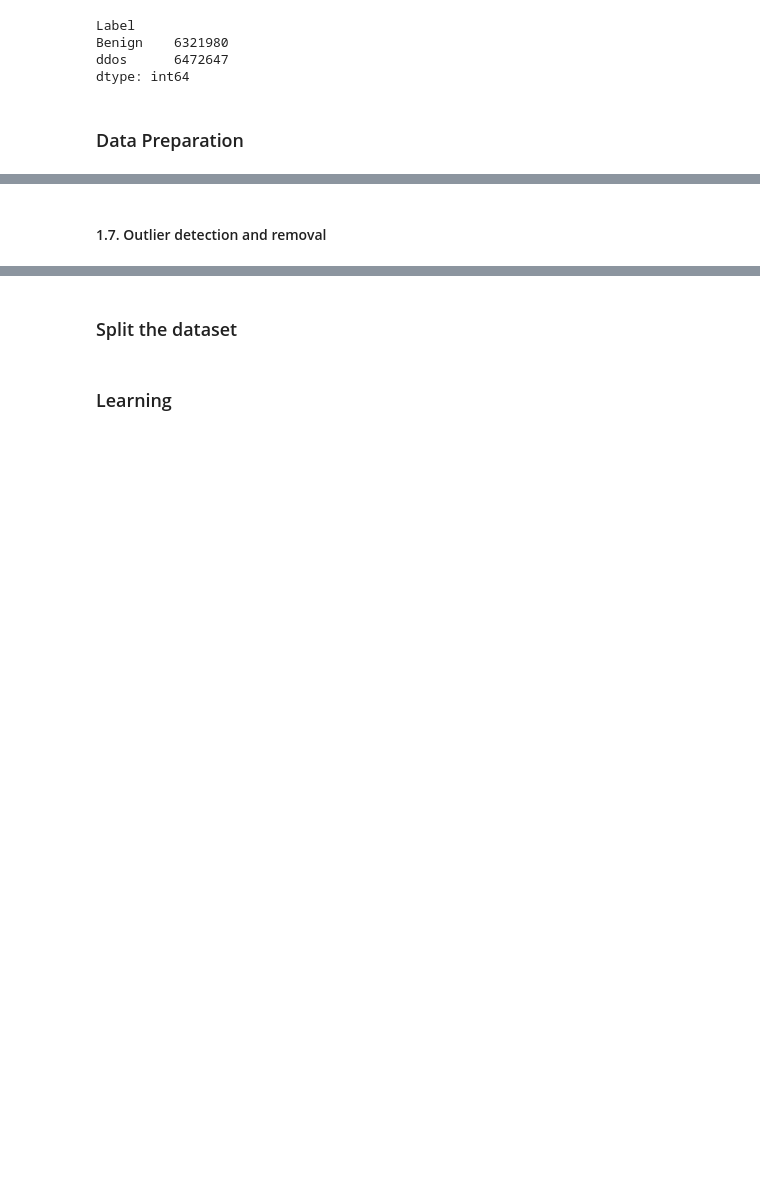
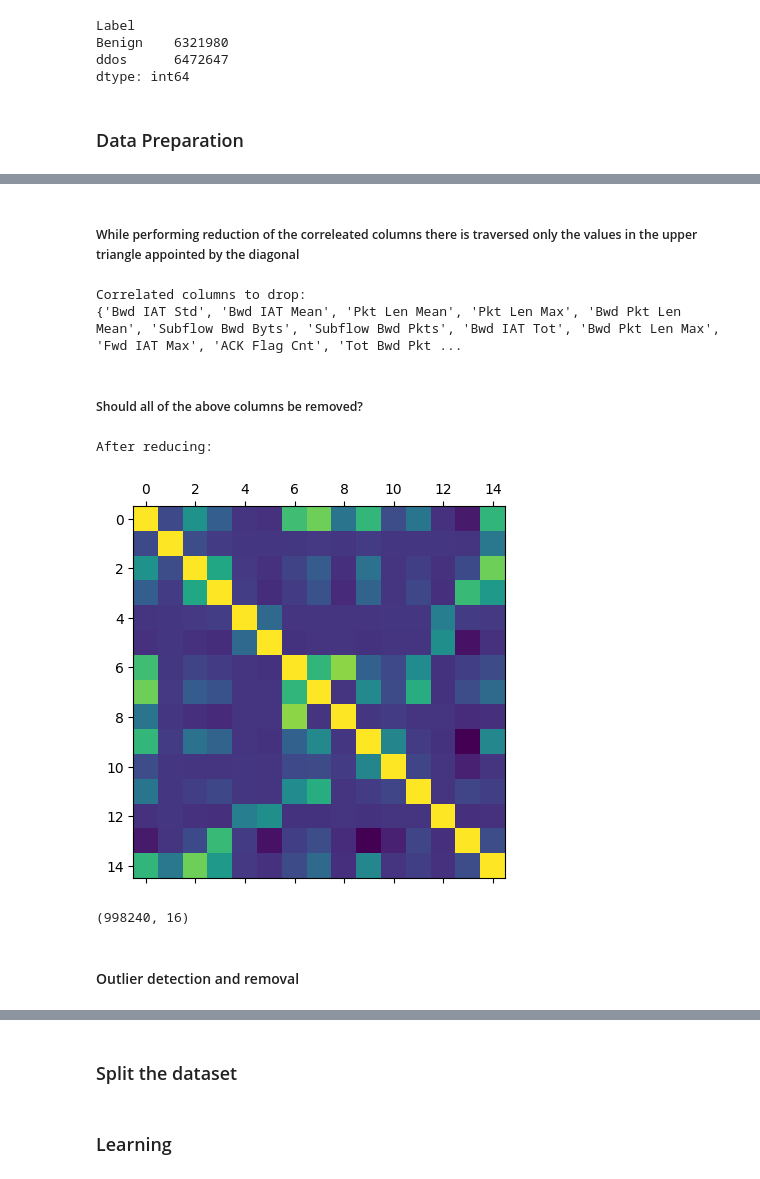
Before and after one commit to Diluted128/ddos-detection-model, a Jupyter notebook: ddos-recognition.ipynb, the cells around one changed output, grey strips where cells are left out. Drawn from its saved outputs; the diff is of its cells as text; code cells hidden in the pictures; blank space fills up the shorter version.

```diff
--- a/ddos-recognition.ipynb
+++ b/ddos-recognition.ipynb
@@ -197,4 +191,39 @@ plt.show()
+# %% [markdown]
+##### While performing reduction of the correleated columns there is traversed only the values in the upper triangle appointed by the diagonal
 # %%
-# https://www.kaggle.com/code/oldwine357/removing-highly-correlated-features
+threshold = 0.8
+
+iters = range(len(corr_matrix.columns) - 1)
+drop_cols = []
+
+print("Correlated columns to drop: ")
+for i in iters:
+    for j in range(i + 1):
+        item = corr_matrix.iloc[j:(j+1), (i+1):(i+2)]
+        col = item.columns
+        val = abs(item.values)
+
+        if val >= threshold:
+            drop_cols.append(col.values[0])
+
+drop_cols = set(drop_cols)
+print(drop_cols)
+# %% [output]
+Correlated columns to drop:
+{'Bwd IAT Std', 'Bwd IAT Mean', 'Pkt Len Mean', 'Pkt Len Max', 'Bwd Pkt Len Mean', 'Subflow Bwd Byts', 'Subflow Bwd Pkts', 'Bwd IAT Tot', 'Bwd Pkt Len Max', 'Fwd IAT Max', 'ACK Flag Cnt', 'Tot Bwd Pkt ...
+# %% [markdown]
+##### Should all of the  above columns be removed?
+# %%
+df_f.drop(columns=drop_cols, inplace=True, axis=1)
+df_e.drop(columns=drop_cols, inplace=True, axis=1)
+print("After reducing: ")
+corr_matrix = df_e.corr()
+plt.matshow(corr_matrix)
+plt.show()
+df_f.shape
+# %% [output]
+After reducing:
+[figure, added]
+(998240, 16)
 # %% [markdown]
-#### 1.7. Outlier detection and removal
+#### Outlier detection and removal
```
Also changed, not shown: parts of 32 cells of this notebook.
